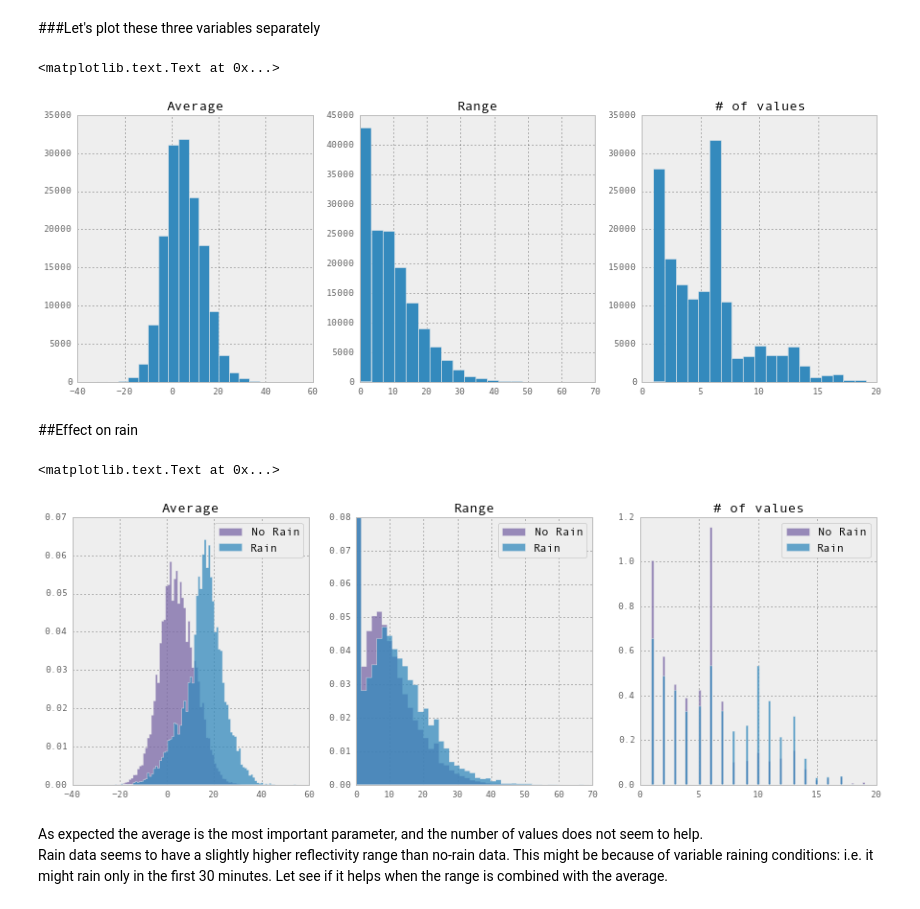
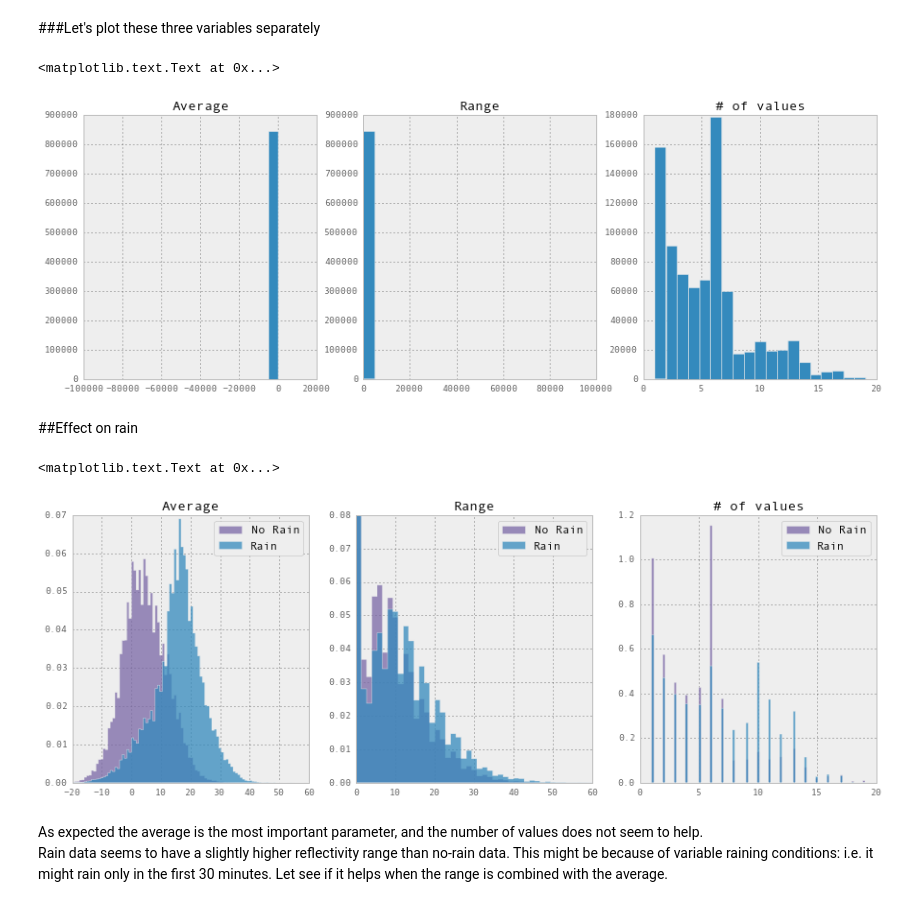
Before and after one commit to jfraj/krad, a Jupyter notebook: notebook/reflectivityAvgNrange.ipynb, the cells around one changed output. Drawn from its saved outputs; the diff is of its cells as text; code cells hidden in the pictures.

```diff
--- a/notebook/reflectivityAvgNrange.ipynb
+++ b/notebook/reflectivityAvgNrange.ipynb
@@ -30,7 +30,8 @@ sys.path.append('../../krad/')
 import clean
 # %%
 filename = "../Data/train_2013.csv"
-data = pd.read_csv(filename, nrows=200000)
+#data = pd.read_csv(filename, nrows=200000)
+data = pd.read_csv(filename)
 # %% [markdown]
 ##Some cleaning
 # %%
@@ -85,7 +86,7 @@ df_single_radar['Nval_Reflectivity'].hist(bins=20)
 plt.title('# of values')
 # %% [output]
 <matplotlib.text.Text at 0x...>
-[figure, old version]
+[figure, new version]
 # %% [markdown]
 ##Effect on rain
 # %%
@@ -98,36 +99,38 @@ no_rain_avg_reflectivity = df_single_radar[no_rain]['Avg_Reflectivity'].get_valu
 
 ## Range
 rain_range_reflectivity = df_single_radar[rain]['Range_Reflectivity'].get_values()
 no_rain_range_reflectivity = df_single_radar[no_rain]['Range_Reflectivity'].get_values()
 
 ## N values
 rain_nval_reflectivity = df_single_radar[rain]['Nval_Reflectivity'].get_values()
 no_rain_nval_reflectivity = df_single_radar[no_rain]['Nval_Reflectivity'].get_values()
 
 
 
 ## Plotting
 plt.subplot(1,3,1)
-avg = plt.hist([rain_avg_reflectivity,no_rain_avg_reflectivity],bins=100,normed=True,stacked=False,histtype='stepfilled',
+avg = plt.hist([rain_avg_reflectivity,no_rain_avg_reflectivity],
+               range=(-20,60),bins=100,normed=True,stacked=False,histtype='stepfilled',
                 label=['Rain','No Rain'],alpha=0.75)
 plt.legend(loc='best')
 plt.title('Average')
 
 plt.subplot(1,3,2)
-rng = plt.hist([rain_range_reflectivity,no_rain_range_reflectivity],bins=45,normed=True,stacked=False,histtype='stepfilled',
+rng = plt.hist([rain_range_reflectivity,no_rain_range_reflectivity],range=(0,60),
+               bins=45,normed=True,stacked=False,histtype='stepfilled',
                 label=['Rain','No Rain'],alpha=0.75)
 plt.legend(loc='best')
 plt.title('Range')
 plt.ylim([0,0.08])
 
 plt.subplot(1,3,3)
 nval = plt.hist([rain_nval_reflectivity,no_rain_nval_reflectivity],bins=100,normed=True,stacked=False,histtype='stepfilled',
                 label=['Rain','No Rain'],alpha=0.75)
 plt.legend(loc='best')
 plt.title('# of values')
 # %% [output]
 <matplotlib.text.Text at 0x...>
-[figure, old version]
+[figure, new version]
 # %% [markdown]
 As expected the average is the most important parameter, and the number of values does not seem to help.
 Rain data seems to have a slightly higher reflectivity range than no-rain data.
```
Also changed, not shown: parts of 1 cell of this notebook.
